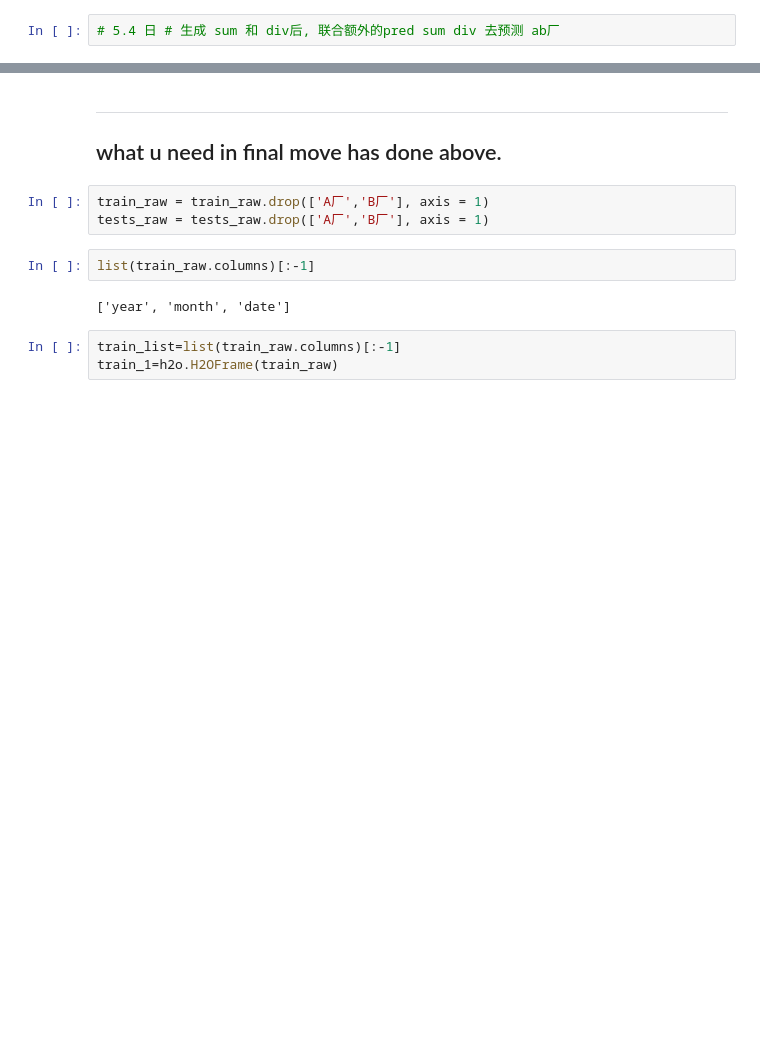
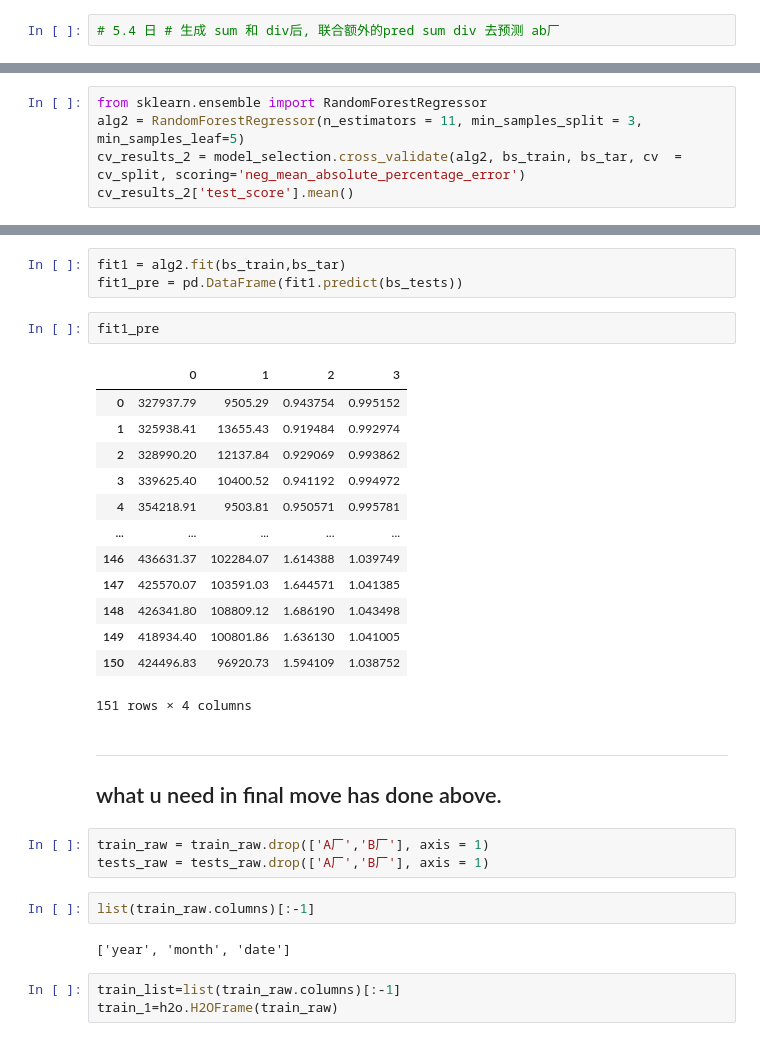
Before and after one commit to fyenne/pythonAAE, a Jupyter notebook: open_data_com/water.ipynb, the cells around one changed output, grey strips where cells are left out. Saved outputs shown, nothing was run; the diff lists cells and outputs as text; blank space fills up the shorter version.

```diff
--- a/open_data_com/water.ipynb
+++ b/open_data_com/water.ipynb
@@ -425,0 +401,5 @@ train_raw
+# %%
+from sklearn.ensemble import RandomForestRegressor
+alg2 = RandomForestRegressor(n_estimators = 11, min_samples_split = 3, min_samples_leaf=5)
+cv_results_2 = model_selection.cross_validate(alg2, bs_train, bs_tar, cv  = cv_split, scoring='neg_mean_absolute_percentage_error')
+cv_results_2['test_score'].mean()
@@ -426,3 +432,22 @@ train_raw
+# %%
+fit1 = alg2.fit(bs_train,bs_tar)
+fit1_pre = pd.DataFrame(fit1.predict(bs_tests))
+# %%
+fit1_pre
+# %% [output]
+|  | 0 | 1 | 2 | 3 |
+| 0 | 327937.79 | 9505.29 | 0.943754 | 0.995152 |
+| 1 | 325938.41 | 13655.43 | 0.919484 | 0.992974 |
+| 2 | 328990.20 | 12137.84 | 0.929069 | 0.993862 |
+| 3 | 339625.40 | 10400.52 | 0.941192 | 0.994972 |
+| 4 | 354218.91 | 9503.81 | 0.950571 | 0.995781 |
+| ... | ... | ... | ... | ... |
+| 146 | 436631.37 | 102284.07 | 1.614388 | 1.039749 |
+| 147 | 425570.07 | 103591.03 | 1.644571 | 1.041385 |
+| 148 | 426341.80 | 108809.12 | 1.686190 | 1.043498 |
+| 149 | 418934.40 | 100801.86 | 1.636130 | 1.041005 |
+| 150 | 424496.83 | 96920.73 | 1.594109 | 1.038752 |
+151 rows × 4 columns
 # %% [markdown]
 ---
 
```
Also changed, not shown: parts of 26 cells of this notebook.
